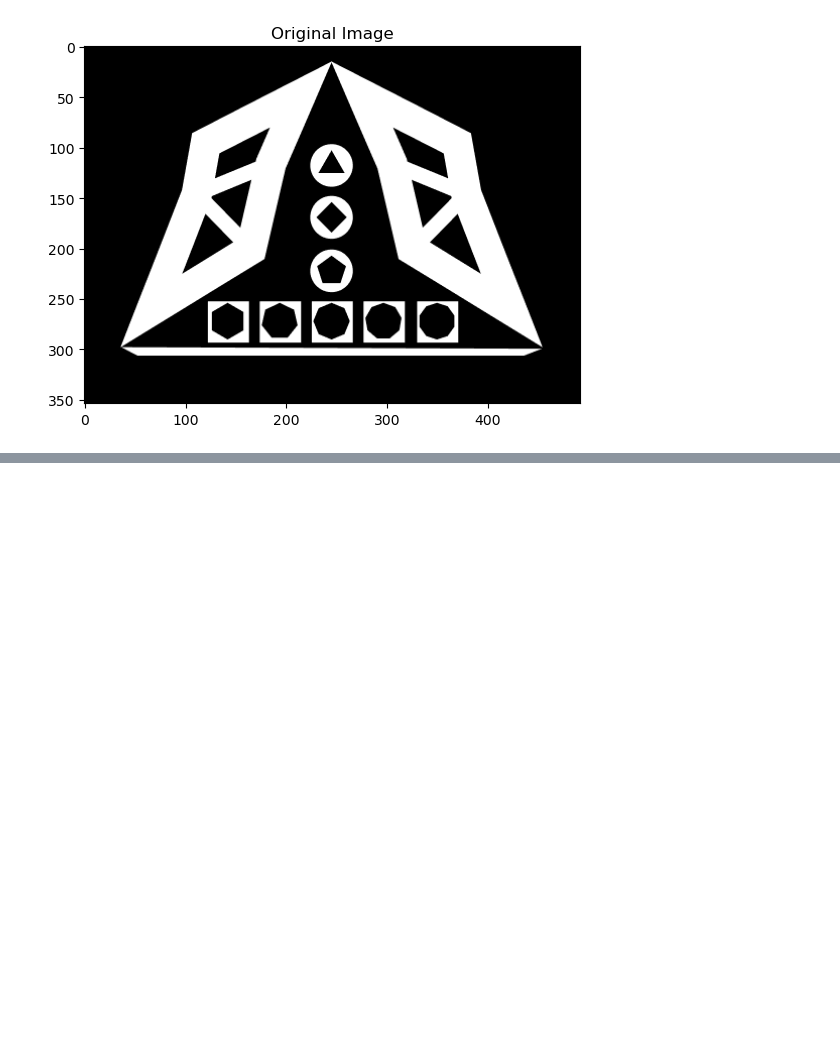
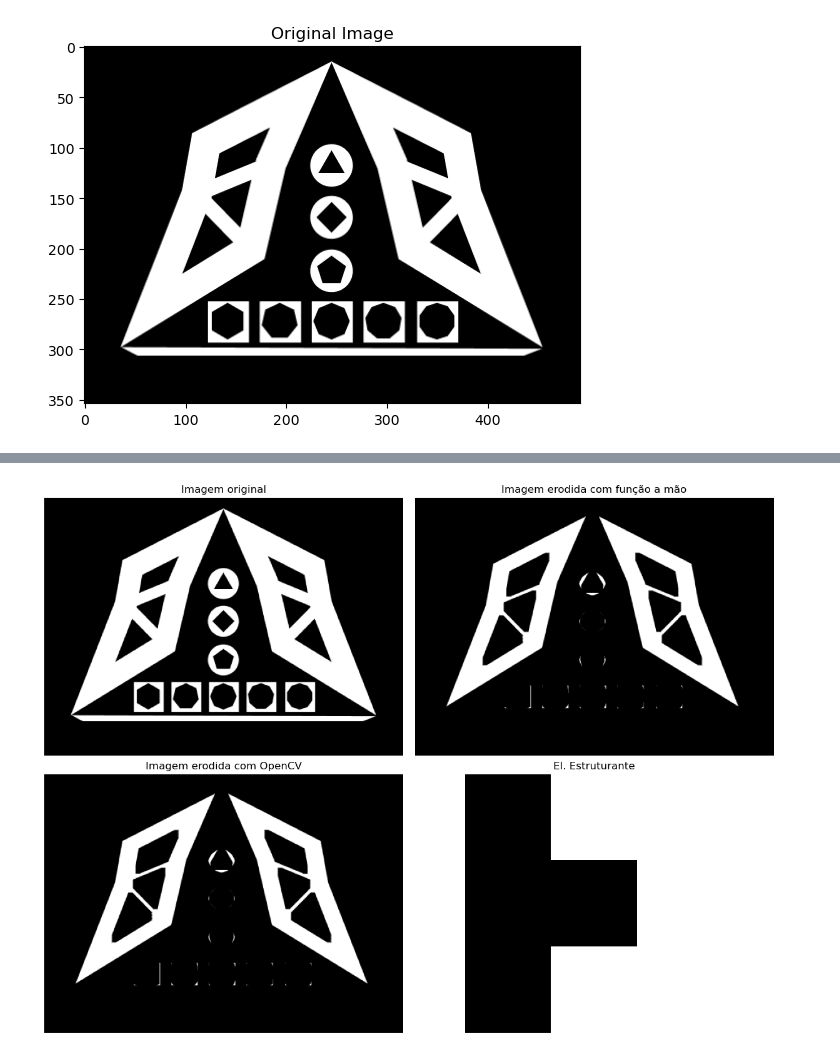
Before and after one commit to Nicolas2Primo/Processamento-Digital-de-Imagem, a Jupyter notebook: Work-2/MathMorphology/Erosion/erosion_tes.ipynb, the cells around one changed output, grey strips where cells are left out. Saved outputs shown, nothing was run; the diff lists cells and outputs as text; code cells hidden in the pictures; blank space fills up the shorter version.

```diff
--- a/Work-2/MathMorphology/Erosion/erosion_tes.ipynb
+++ b/Work-2/MathMorphology/Erosion/erosion_tes.ipynb
@@ -72,0 +108,35 @@ plt.show()
+# %%
+size = np.array([3, 3])
+EE = structure_element(size, 3)
+
+img_erosion = erosion(img_gray, EE, iterations=5)
+
+img_erosion_cv = cv2.erode(img_gray, EE, iterations=5)
+# %%
+plt.figure(figsize=(12, 9))
+
+plt.subplot(221)
+plt.imshow(img_gray, 'gray')
+plt.axis("off")
+plt.title("Imagem original")
+
+plt.subplot(222)
+plt.imshow(img_erosion, 'gray')
+plt.axis("off")
+plt.title("Imagem erodida com função a mão")
+
+plt.subplot(223)
+plt.imshow(img_erosion_cv, 'gray')
+plt.axis("off")
+plt.title("Imagem erodida com OpenCV")
+
+plt.subplot(224)
+plt.imshow(EE, 'gray', interpolation='nearest')
+plt.axis("off")
+plt.grid()
+plt.title("El. Estruturante")
+
+plt.tight_layout()
+plt.show()
+# %% [output]
+[figure, added]
```
Also changed, not shown: parts of 4 cells of this notebook, 12 other files.
